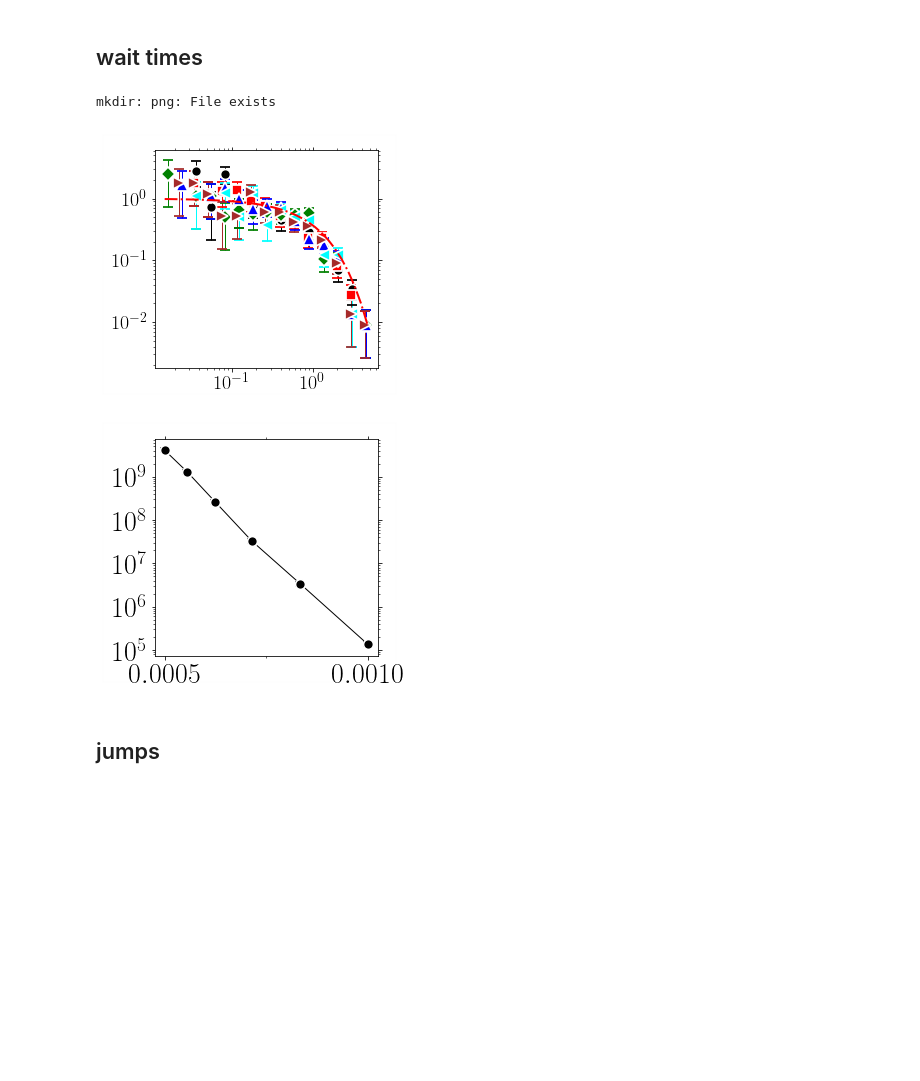
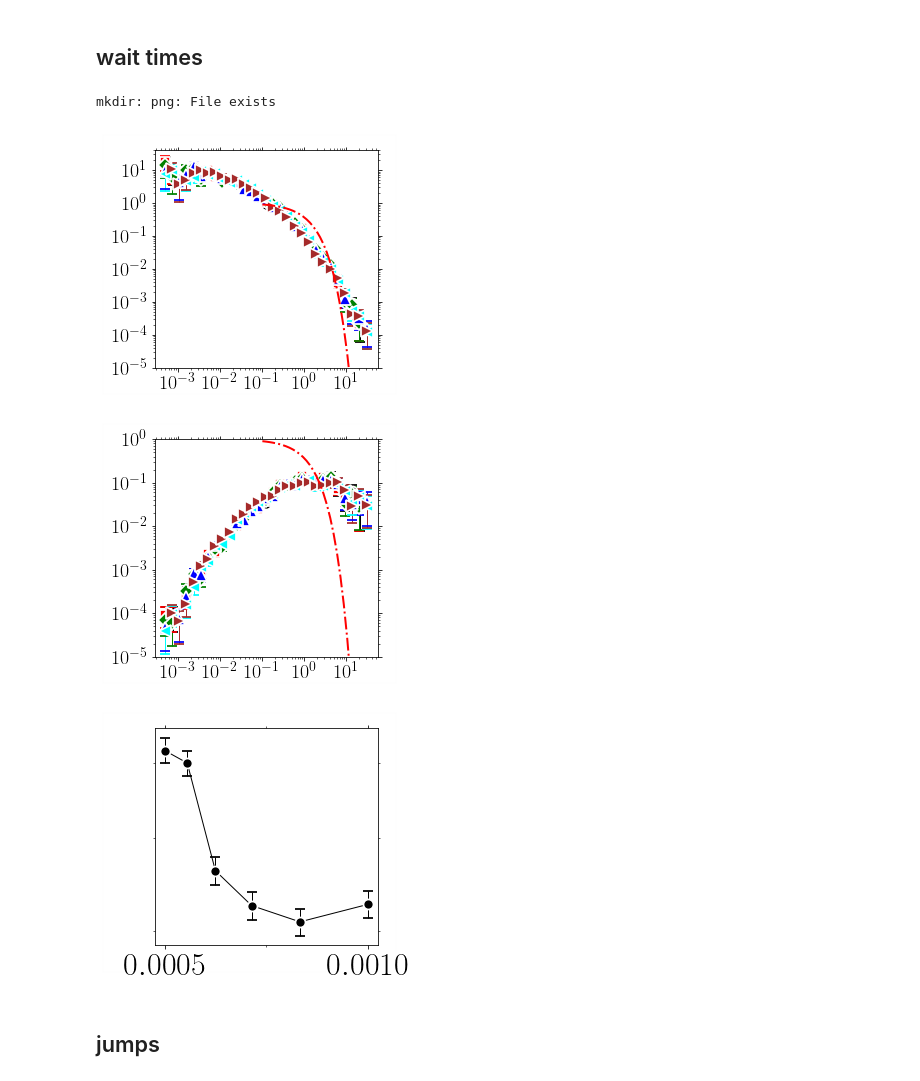
Before and after one commit to kkarimi62/vacancyDiffusion, a Jupyter notebook: postproc/postproc.ipynb, the cells around one changed output. Saved outputs shown, nothing was run; the diff lists cells and outputs as text; code cells hidden in the pictures; blank space fills up the shorter version.

```diff
--- a/postproc/postproc.ipynb
+++ b/postproc/postproc.ipynb
@@ -1100,7 +1100,8 @@ class Stats(Temperature):
         Temperature.__init__(self,temp_range,nrun)
         self.verbose = verbose
     #
-    def PlotWaitTimes(self,scale=False,**kwargs):
+    def PlotWaitTimes(self,scale=False,scalePowerLaw=False,
+                      **kwargs):
         #
         self.ax = utl.PltErr(None,#ans[:,0],
                         None,#1e8*ans[:,0],
@@ -1126,6 +1127,10 @@ class Stats(Temperature):
                 print('data.shape (concatenated):',data.shape)
             #--- histogram
             hist, bin_edges, err = utl.GetPDF(data,n_per_decade=6)
+            if scalePowerLaw:
+                alpha = 1.6
+                hist *= bin_edges ** alpha
+                err *= bin_edges ** alpha
             #--- plot
             utl.PltErr(bin_edges,hist,
                           yerr=err,
@@ -1199,43 +1204,54 @@ if not eval(confParser['flags']['RemoteMachine']):
 
     stats = Stats(
 #        [1000,1200,1400,1600,1800,2000],6,
-#        [1000,1200,1400,1600,1800,2000],8,
-        [1000,1200,1400,1600,1800,2000],1,
+        [1000,1200,1400,1600,1800,2000],8,
+#        [1000,1200,1400,1600,1800,2000],1,
 #        np.arange(1000,1440,80),1,
         verbose=False
                      )
-#    stats.Parse( list(map(lambda x:'CantorNatom16KTemp%sKEnsemble8/Run%s/msd/event_times.txt'%(x[0],x[1]),
+    stats.Parse( list(map(lambda x:'CantorNatom16KTemp%sKEnsemble8/Run%s/msd/event_times.txt'%(x[0],x[1]),
 #    stats.Parse( list(map(lambda x:'NiCoCrNatom1KTemp%sK/Run%s/msd/event_times.txt'%(x[0],x[1]),
-    stats.Parse( list(map(lambda x:'NiNatom16KTemp%sK/Run%s/msd/event_times.txt'%(x[0],x[1]),
+#    stats.Parse( list(map(lambda x:'NiNatom16KTemp%sK/Run%s/msd/event_times.txt'%(x[0],x[1]),
                          stats.temps_runs ))
                )
     stats.PlotWaitTimes(scale=True,
                         **{'xscale':'log',
                   'yscale':'log',
 #                   'xlim':(1e-9,1e-3),
-#                   'ylim':(1e-4,1e2), #(1e-5,1e2),
+                   'ylim':(1e-5,4e1), #(1e-5,1e2),
 #                           'xstr':r'$\Delta t$',
 #                           'ystr':r'$P(\Delta t)$',
                    'title':'png/waitTimes_unscaled_ni.png'},
 
                        )
+    stats.PlotWaitTimes(scale=True,scalePowerLaw=True,
+                        **{'xscale':'log',
+                  'yscale':'log',
+#                   'xlim':(1e-9,1e-3),
+                   'ylim':(1e-5,1e0), #(1e-5,1e2),
+#                           'xstr':r'$\Delta t$',
+#                           'ystr':r'$P(\Delta t)$',
+                   'title':'png/waitTimes_rescaled_ni.png'},
+
+                       )
     stats.PlotAverageRate(
                 **{
-                    'fontsize':28,
+                    'fontsize':32,
 #                  'xscale':'log',
                   'yscale':'log',
 #                   'xlim':(1e-9,1e-3),
 #                   'ylim':(1e10,1e12), #(1e-5,1e2),
 #                           'xstr':r'$1/T$',
 #                           'ystr':r'$\lambda$',
                    'title':'png/eventRate_ni.png'},
 
     )
     #stats.Barries()
 # %% [output]
 mkdir: png: File exists
-[figure, old version]
+[figure, new version]
-[figure, old version]
+[figure, new version]
+[figure, added]
 # %% [markdown]
 ## jumps
 # %%
```
Also changed, not shown: parts of 2 cells of this notebook.
